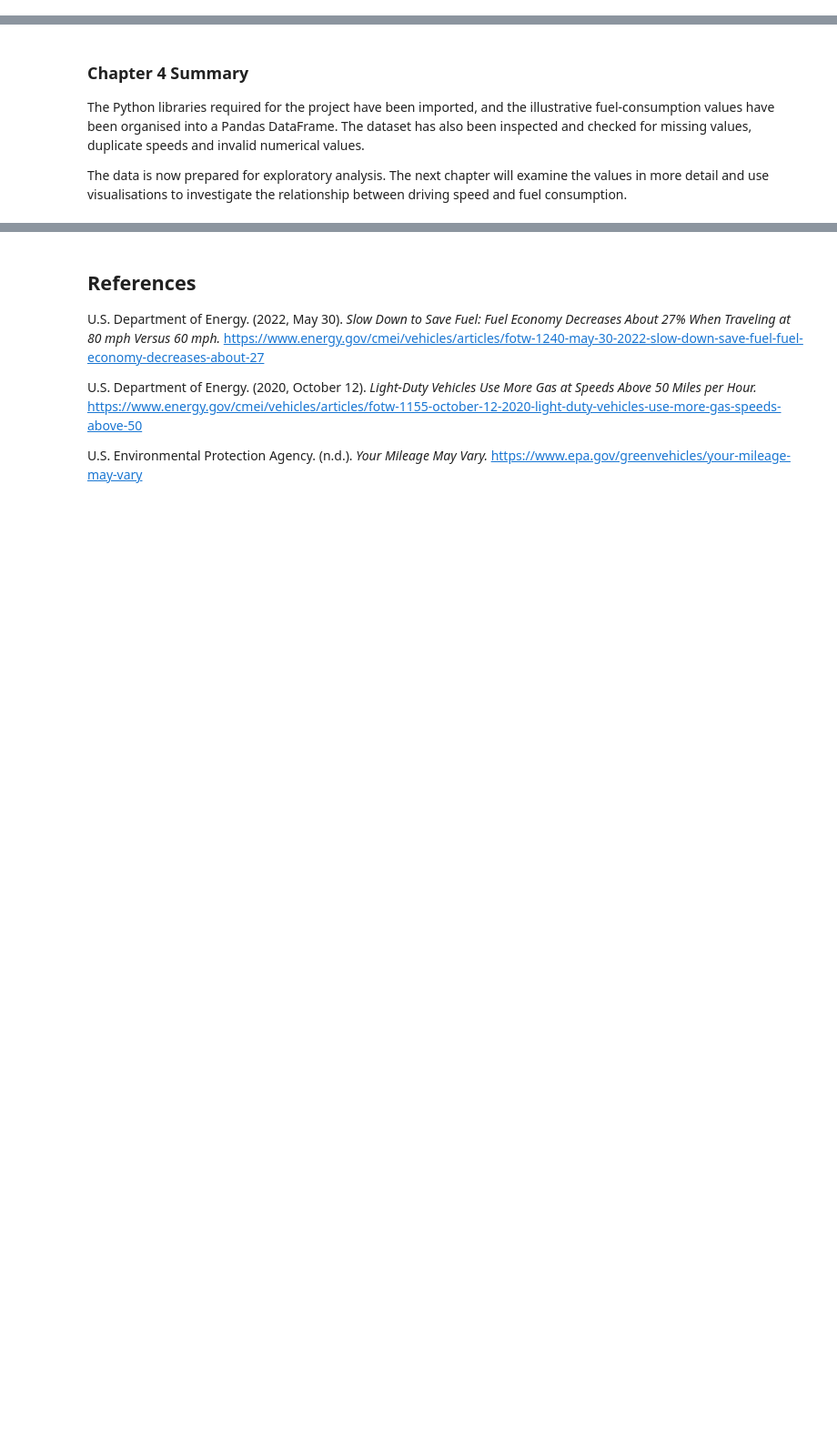
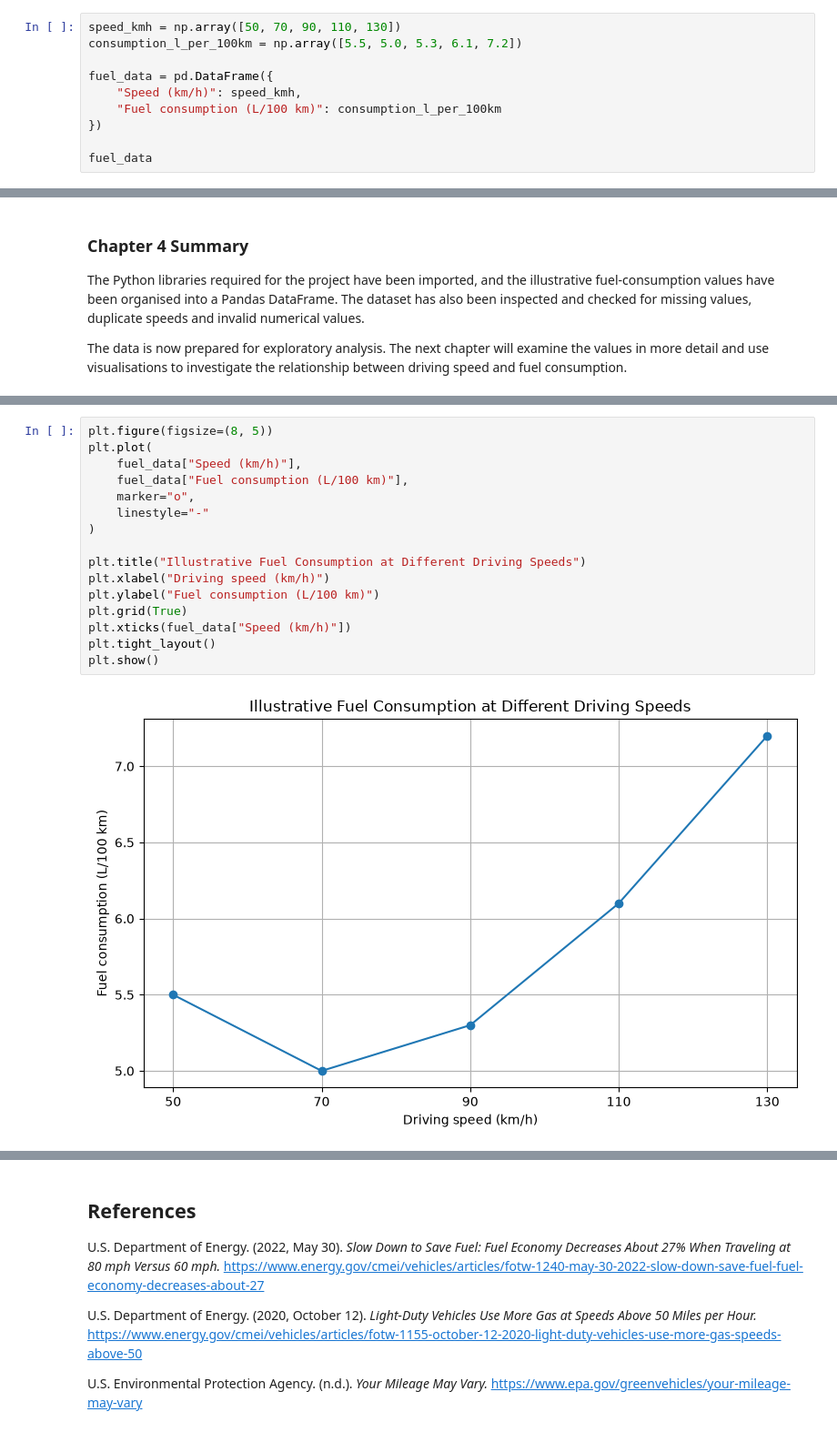
Before and after one commit to PoloPulseNiko/Math_Concepts_For_Developers_Exam, a Jupyter notebook: fuel_consumption_project.ipynb, the cells around one changed output, grey strips where cells are left out. Shown at 91% size. Cells and saved outputs as stored; diff of their text form; blank space fills up the shorter version.

```diff
--- a/fuel_consumption_project.ipynb
+++ b/fuel_consumption_project.ipynb
@@ -242,0 +224,10 @@ fuel_data
+# %%
+speed_kmh = np.array([50, 70, 90, 110, 130])
+consumption_l_per_100km = np.array([5.5, 5.0, 5.3, 6.1, 7.2])
+
+fuel_data = pd.DataFrame({
+    "Speed (km/h)": speed_kmh,
+    "Fuel consumption (L/100 km)": consumption_l_per_100km
+})
+
+fuel_data
@@ -280,0 +361,18 @@ The data is now prepared for exploratory analysis. The next chapter will examine
+# %%
+plt.figure(figsize=(8, 5))
+plt.plot(
+    fuel_data["Speed (km/h)"],
+    fuel_data["Fuel consumption (L/100 km)"],
+    marker="o",
+    linestyle="-"
+)
+
+plt.title("Illustrative Fuel Consumption at Different Driving Speeds")
+plt.xlabel("Driving speed (km/h)")
+plt.ylabel("Fuel consumption (L/100 km)")
+plt.grid(True)
+plt.xticks(fuel_data["Speed (km/h)"])
+plt.tight_layout()
+plt.show()
+# %% [output]
+[figure, added]
```
Also changed, not shown: parts of 24 cells of this notebook.
